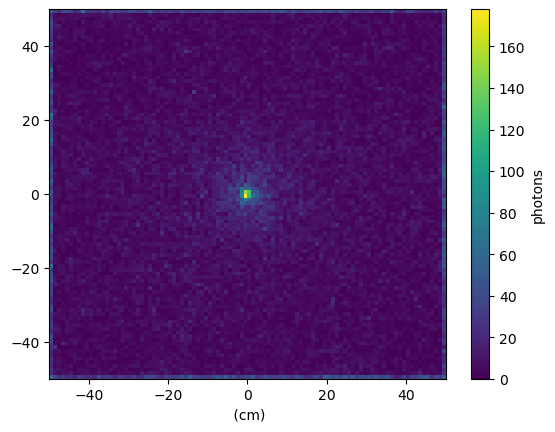
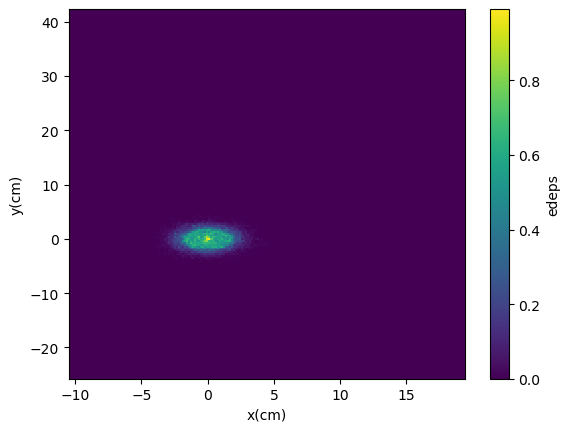
Code edit (unified diff) that turned the first committed figure into the second:
--- before
+++ after
@@ -1,6 +1,6 @@
 x=hits["x"].array().to_numpy()
 y=hits["y"].array().to_numpy()
-_=plt.hist2d(x,y,bins=100)
-plt.colorbar(label="photons")
-plt.xlabel("x (cm)")
-plt.xlabel(" (cm)")
+_=plt.hist2d(x,y,weights=energy,bins=200)
+plt.colorbar(label="edeps")
+plt.xlabel("x(cm)")
+plt.ylabel("y(cm)")

Commit: Including Alphas